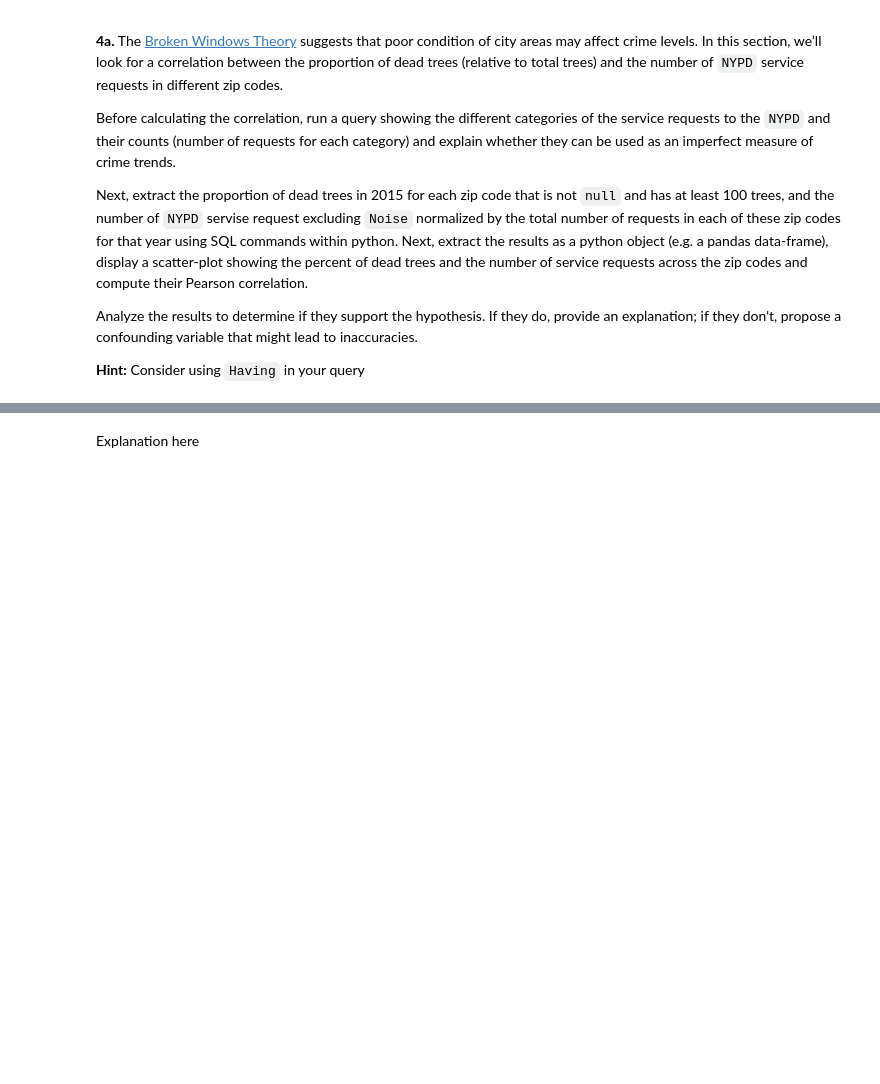
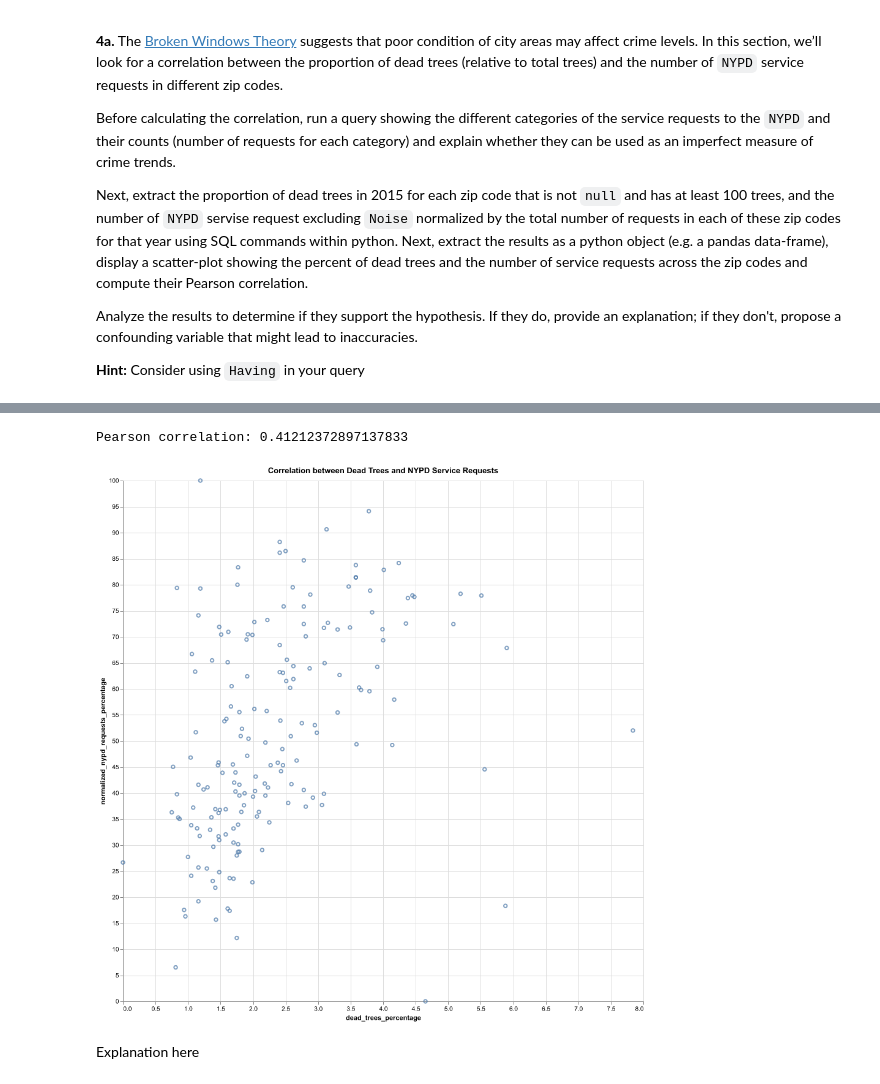
Before and after one commit to NathanP23/Big-Data-Mining-52002, a Jupyter notebook: MidTerm/MidTerm_52002_2024_25.ipynb, the cells around one changed output, grey strips where cells are left out. Drawn from its saved outputs; the diff is of its cells as text; code cells hidden in the pictures; blank space fills up the shorter version.

```diff
--- a/MidTerm/MidTerm_52002_2024_25.ipynb
+++ b/MidTerm/MidTerm_52002_2024_25.ipynb
@@ -535,0 +732,10 @@ Analyze the results to determine if they support the hypothesis. If they do, pro
+# %%
+# Convert 'zipcode' columns to string in both dataframes
+df4a_2['zipcode'] = df4a_2['zipcode'].astype(str)
+df4a_3['zipcode'] = df4a_3['zipcode'].astype(str)
+
+# Now merge the dataframes
+df_merged = df4a_2.merge(df4a_3, on="zipcode", how="inner")
+
+# Display the merged dataframe
+df_merged.head()
@@ -536,3 +749,28 @@ Analyze the results to determine if they support the hypothesis. If they do, pro
+# %%
+from sklearn.metrics import r2_score
+from numpy import corrcoef
+
+
+# Compute Pearson Correlation using scikit-learn's R^2 metric (Pearson correlation is the square root of R^2)
+correlation_matrix = corrcoef(df_merged['dead_trees_percentage'], df_merged['normalized_nypd_requests_percentage'])
+pearson_correlation = correlation_matrix[0, 1]
+print(f"Pearson correlation: {pearson_correlation}")
+
+# Create the scatter plot using Altair
+scatter_chart = alt.Chart(df_merged).mark_point().encode(
+    x='dead_trees_percentage',
+    y='normalized_nypd_requests_percentage',
+    tooltip=['zipcode', 'dead_trees_percentage', 'normalized_nypd_requests_percentage']
+).properties(
+    title='Correlation between Dead Trees and NYPD Service Requests',
+    width=global_chart_width,
+    height= global_chart_width,
+)
+
+scatter_chart
+# %% [output]
+Pearson correlation: 0.41212372897137833
+[figure, added]
 # %% [markdown]
 Explanation here
 # %%
```
Also changed, not shown: parts of 14 cells of this notebook.
